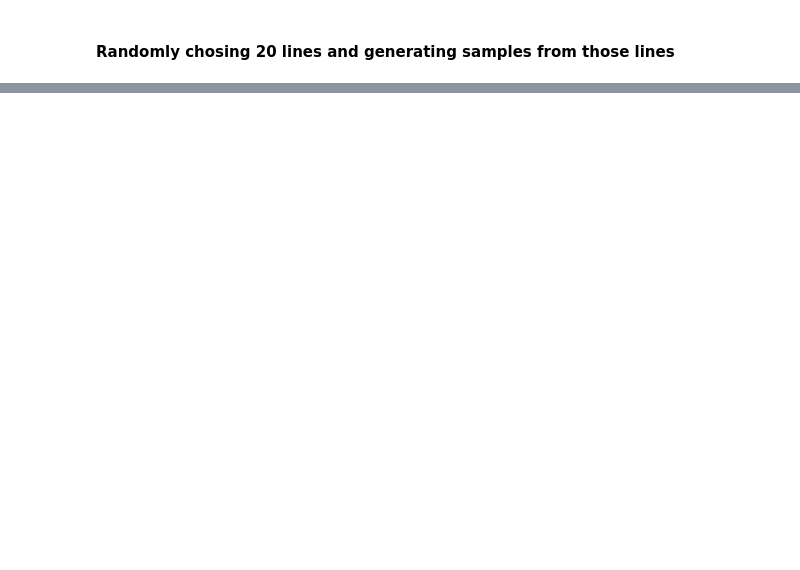
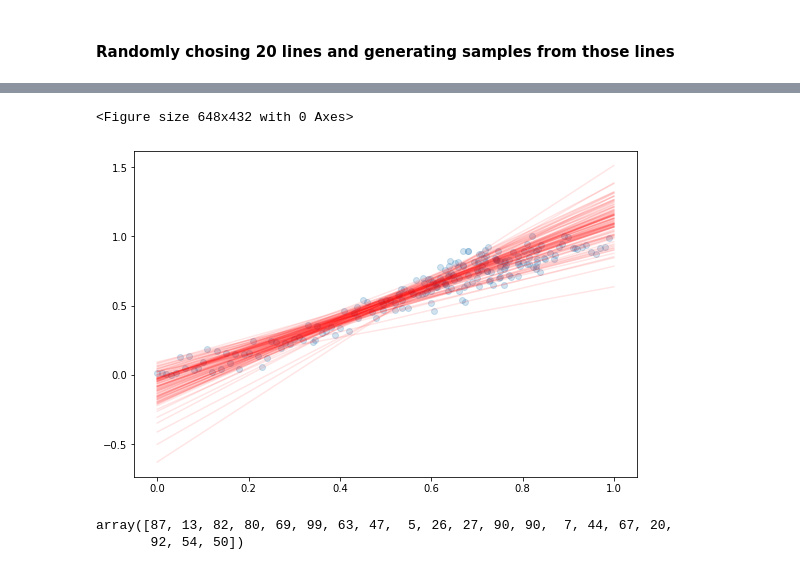
Before and after one commit to anshuman6/homework3-solutionfinal, a Jupyter notebook: question2.ipynb, the cells around one changed output, grey strips where cells are left out. Cells and saved outputs as stored; diff of their text form; code cells hidden in the pictures; blank space fills up the shorter version.

```diff
--- a/question2.ipynb
+++ b/question2.ipynb
@@ -116,0 +115,32 @@ for line in range(20):
+# %%
+plt.figure(figsize = (9,6))
+
+slopes2 = np.zeros(100)
+intercepts2 = np.zeros(100)
+
+for i in range(100):
+    ######## I am using 5 instead of 20 to clearly show the difference in plots, one can change size from 5 to 20 easily if needed
+    sample_indices2 = np.random.choice(range(100), size=5)
+    Xsample2 = X[sample_indices2]
+    ysample2 = df.y[sample_indices2]
+    lr2 = LinearRegression().fit(Xsample2, ysample2)
+    slopes2[i] = lr2.coef_
+    intercepts2[i] = lr2.intercept_
+
+fpredicts2 = intercepts2 + slopes2*Xgrid
+
+plt.figure(figsize=(9,6))
+plt.plot(X, df.y, 'o', alpha=0.2)
+for line in range(100):
+    vals2 = fpredicts2[:,line]
+    plt.plot(Xgrid, vals2, color="r", alpha=0.1)
+# %% [output]
+<Figure size 648x432 with 0 Axes>
+[figure, added]
+# %%
+# Randomly chosing 20 lines
+sample_indices3 = np.random.choice(range(100), size=20)
+sample_indices3
+# %% [output]
+array([87, 13, 82, 80, 69, 99, 63, 47,  5, 26, 27, 90, 90,  7, 44, 67, 20,
+       92, 54, 50])
```
Also changed, not shown: parts of 10 cells of this notebook.
